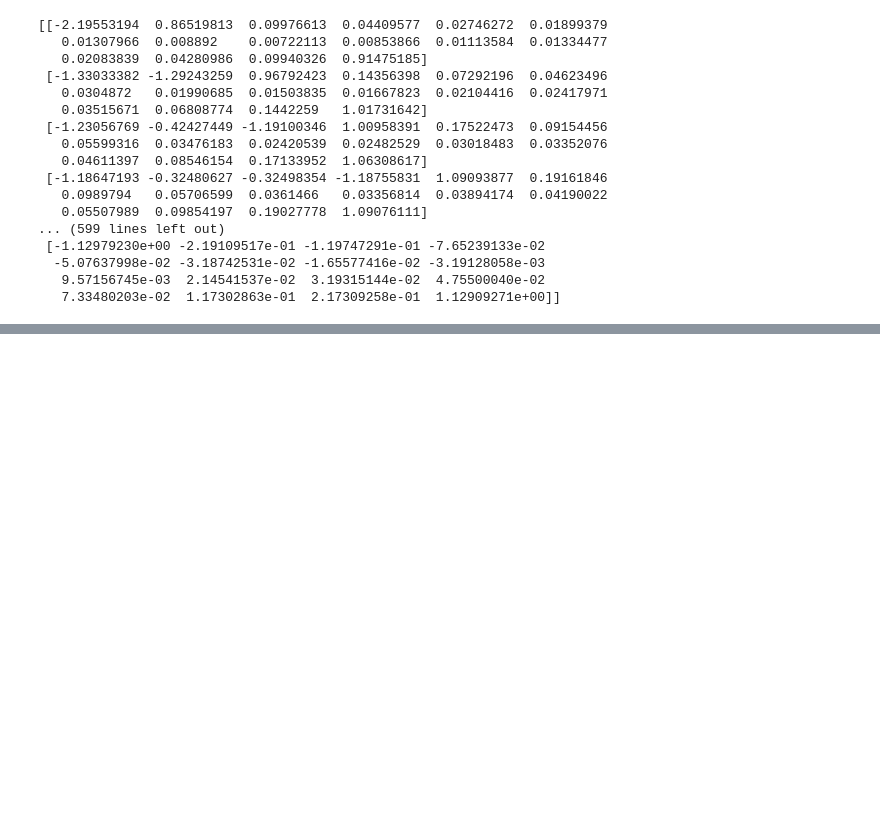
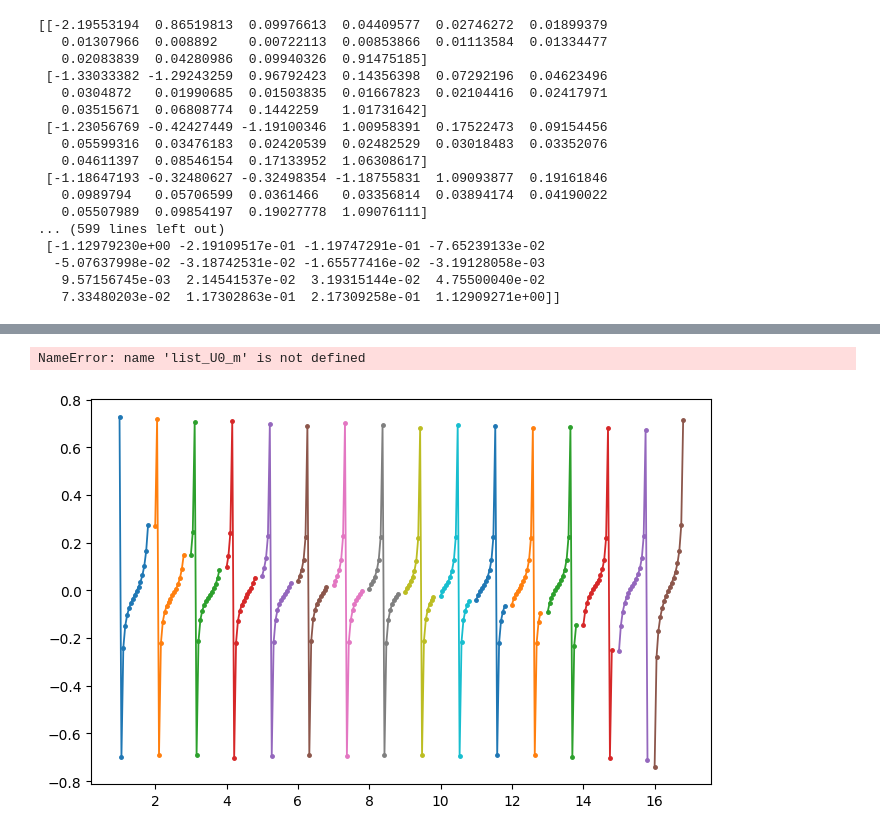
Before and after one commit to felipekriffel/EITCNN, a Jupyter notebook: notebooks/DBAR_conversion_test.ipynb, the cells around one changed output, grey strips where cells are left out. Cells and saved outputs as stored; diff of their text form; code cells hidden in the pictures; blank space fills up the shorter version.

```diff
--- a/notebooks/DBAR_conversion_test.ipynb
+++ b/notebooks/DBAR_conversion_test.ipynb
@@ -316,0 +347,4 @@ for file in grd_dir:
+# %%
+mat1 = scipy.io.loadmat("KIT4_Dbar_recon(2)/KIT4_Dbar_recon/KIT4_measdata/dataMat_adj_1_1.mat")
+mat2 = scipy.io.loadmat(DATAPATH+"/datamat_1_1.mat")
+mat.keys()
@@ -316,0 +396,11 @@ for file in grd_dir:
+# %%
+len(list_U0_m)
+# %% [output]
+NameError: name 'list_U0_m' is not defined
+# %%
+fig, ax = plt.subplots(figsize=(8,5))
+for i, U_vec in enumerate(mat1["U_ad0"].T):
+    x=np.linspace(1,1.8,16)+i
+    ax.plot(x,U_vec, linewidth=1.3, marker='.', markersize=5);
+# %% [output]
+[figure, added]
```
Also changed, not shown: parts of 52 cells of this notebook, 1 other file.
